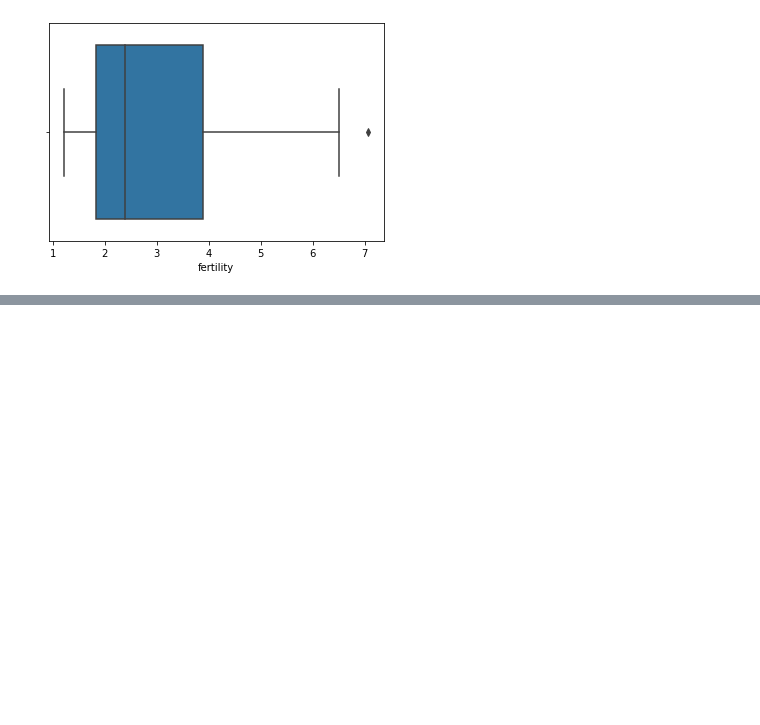
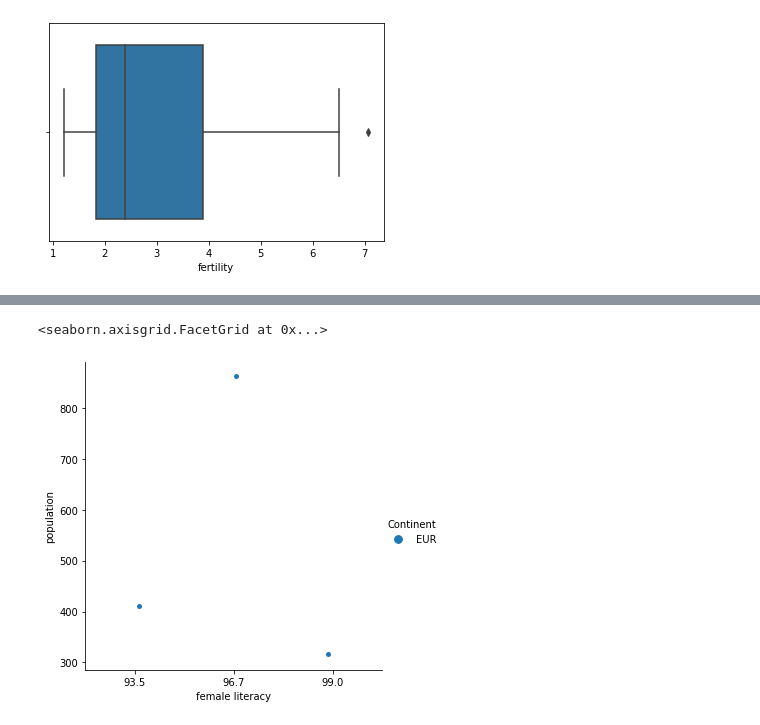
Before and after one commit to SANYAM1996/scatter-plotter, a Jupyter notebook: Datacamp/cleaning_data.ipynb, the cells around one changed output, grey strips where cells are left out. Cells and saved outputs as stored; diff of their text form; code cells hidden in the pictures; blank space fills up the shorter version.

```diff
--- a/Datacamp/cleaning_data.ipynb
+++ b/Datacamp/cleaning_data.ipynb
@@ -164,0 +181,2 @@ sns.boxplot('fertility',data = df,hue = 'population')
+# %%
+b = df[(df['Continent']=='EUR') & (df['female literacy']>50) & (df['population']>150)]
@@ -164,0 +190,5 @@ sns.boxplot('fertility',data = df,hue = 'population')
+# %%
+sns.catplot(x ='female literacy',y = 'population' ,hue = 'Continent',data = b)
+# %% [output]
+<seaborn.axisgrid.FacetGrid at 0x...>
+[figure, added]
```
Also changed, not shown: parts of 8 cells of this notebook.
